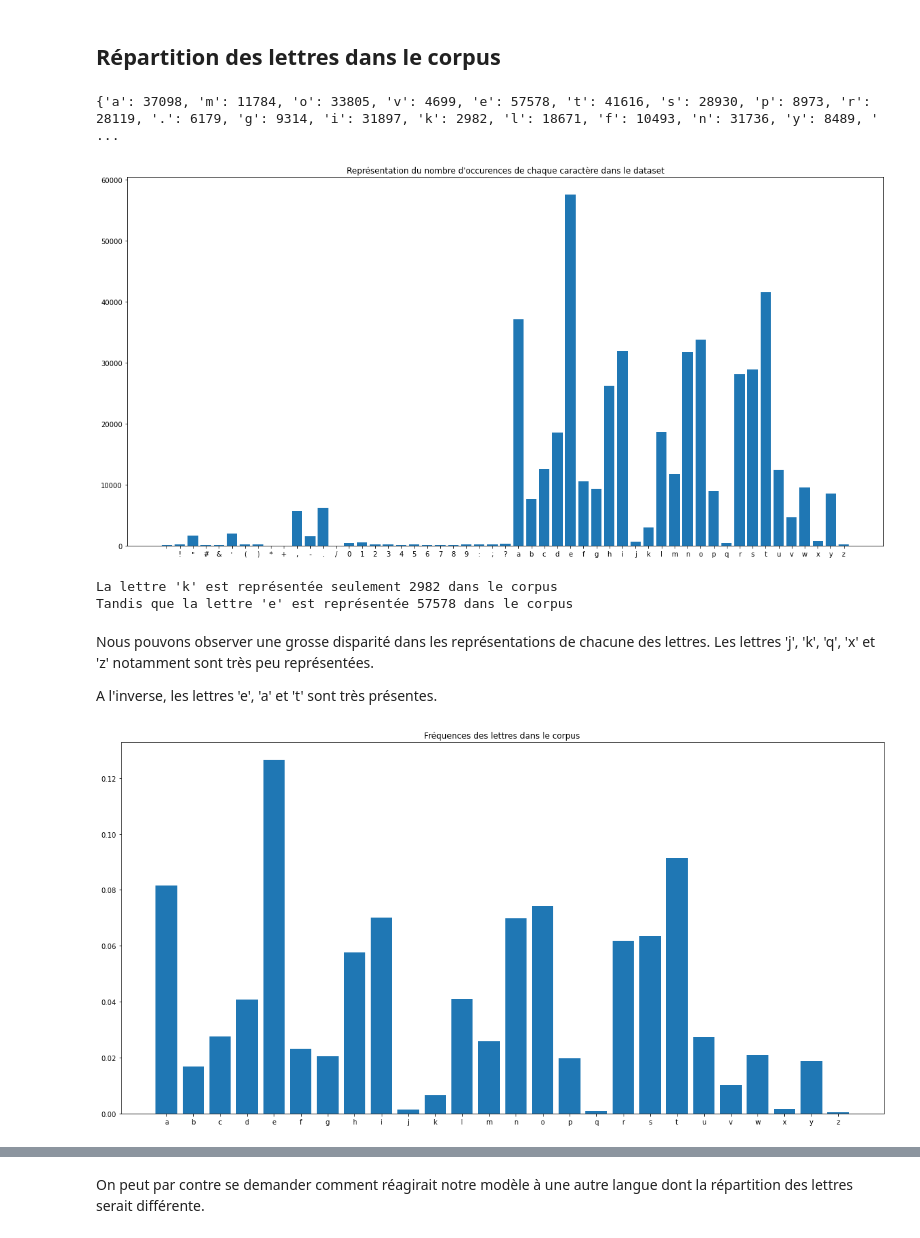
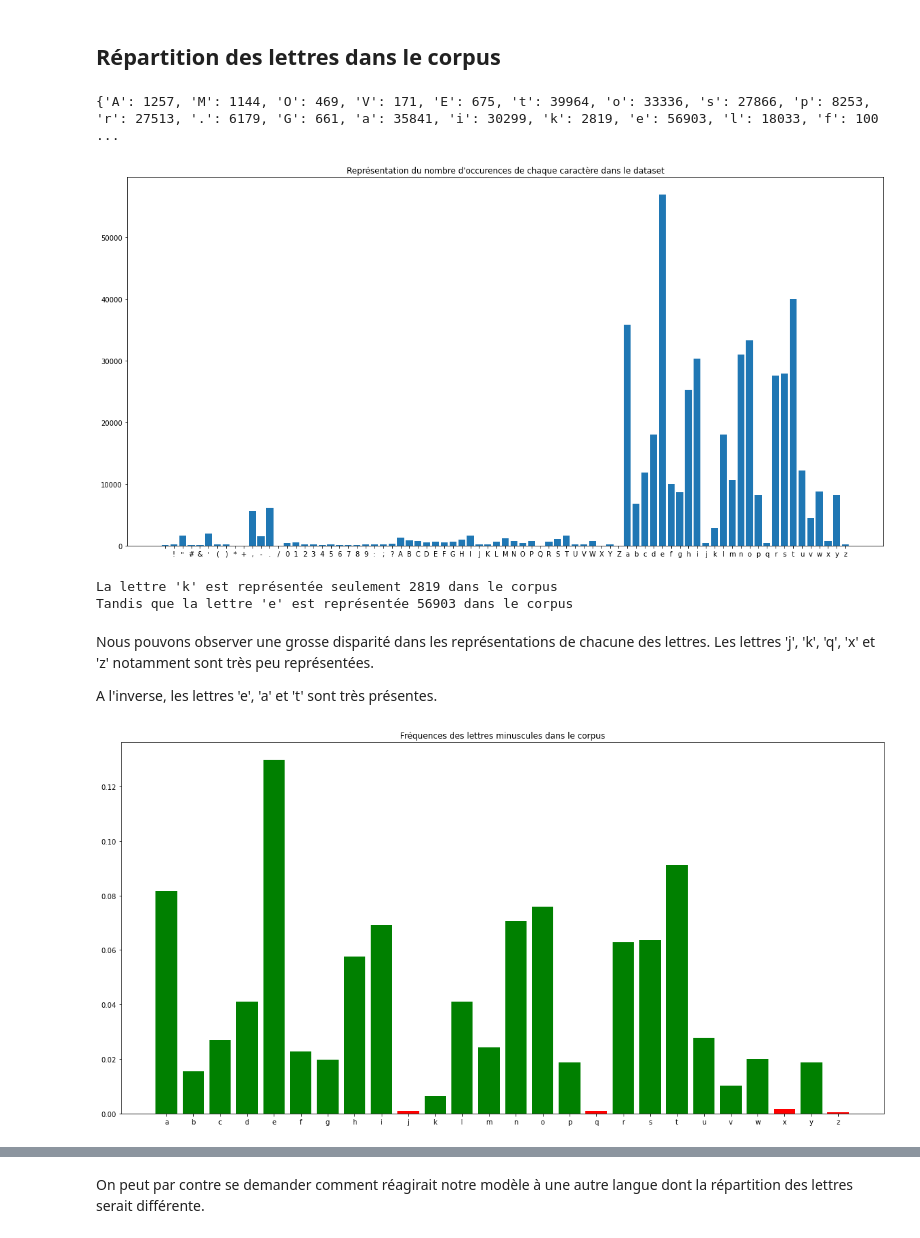
Before and after one commit to Jpec57/ocr-iam, a Jupyter notebook: notebooks/explorating_words.ipynb, the cells around one changed output, grey strips where cells are left out. Saved outputs shown, nothing was run; the diff lists cells and outputs as text; code cells hidden in the pictures.

```diff
--- a/notebooks/explorating_words.ipynb
+++ b/notebooks/explorating_words.ipynb
@@ -317,7 +317,7 @@ L'image au contraste le plus petit reste lisible, nous pouvons ainsi considérer
 ## Répartition des lettres dans le corpus
 # %%
 
-corpus = "".join([trans.lower() for trans in df['transcription']])
+corpus = "".join([trans for trans in df['transcription']])
 
 def get_letter_frequency_dict(text):
     dic = {}
@@ -331,7 +331,7 @@ def get_letter_frequency_dict(text):
 freq_dict = get_letter_frequency_dict(corpus)
 print(freq_dict)
 # %% [output]
-{'a': 37098, 'm': 11784, 'o': 33805, 'v': 4699, 'e': 57578, 't': 41616, 's': 28930, 'p': 8973, 'r': 28119, '.': 6179, 'g': 9314, 'i': 31897, 'k': 2982, 'l': 18671, 'f': 10493, 'n': 31736, 'y': 8489, ' ...
+{'A': 1257, 'M': 1144, 'O': 469, 'V': 171, 'E': 675, 't': 39964, 'o': 33336, 's': 27866, 'p': 8253, 'r': 27513, '.': 6179, 'G': 661, 'a': 35841, 'i': 30299, 'k': 2819, 'e': 56903, 'l': 18033, 'f': 100 ...
 # %%
 keys = list(freq_dict.keys())
 values = list(freq_dict.values())
@@ -347,13 +347,13 @@ plt.title("Représentation du nombre d'occurences de chaque caractère dans le d
 plt.bar(labels, counts)
 plt.show()
 # %% [output]
-[figure, old version]
+[figure, new version]
 # %%
 print("La lettre 'k' est représentée seulement", freq_dict['k'], "dans le corpus")
 print("Tandis que la lettre 'e' est représentée", freq_dict['e'], "dans le corpus")
 # %% [output]
-La lettre 'k' est représentée seulement 2982 dans le corpus
-Tandis que la lettre 'e' est représentée 57578 dans le corpus
+La lettre 'k' est représentée seulement 2819 dans le corpus
+Tandis que la lettre 'e' est représentée 56903 dans le corpus
 # %% [markdown]
 Nous pouvons observer une grosse disparité dans les représentations de chacune des lettres.
 Les lettres 'j', 'k', 'q', 'x' et 'z' notamment sont très peu représentées.
@@ -362,19 +362,19 @@ A l'inverse, les lettres 'e', 'a' et 't' sont très présentes.
 # %%
 from functools import reduce
 
 alphabet_start = labels.index('a')
 
 alphabet_labels = labels[alphabet_start:]
 alphabet_counts = counts[alphabet_start:]
 total_alphabet_occurences = reduce(lambda a, b: a + b,  alphabet_counts)
-colors = [('green' if p > 50 else 'red') for p in alphabet_counts]
+colors = [('green' if p > 1000 else 'red') for p in alphabet_counts]
 
 plt.figure(figsize=(20,10))
-plt.title("Fréquences des lettres dans le corpus")
+plt.title("Fréquences des lettres minuscules dans le corpus")
 plt.bar(alphabet_labels, [count / total_alphabet_occurences for count in alphabet_counts], color=colors)
 plt.show()
 # %% [output]
-[figure, old version]
+[figure, new version]
 # %% [markdown]
 Cette distribution peut être mise en paralèlle avec la distribution des lettres dans la langue anglaise.
 
```
Also changed, not shown: parts of 2 cells of this notebook.
